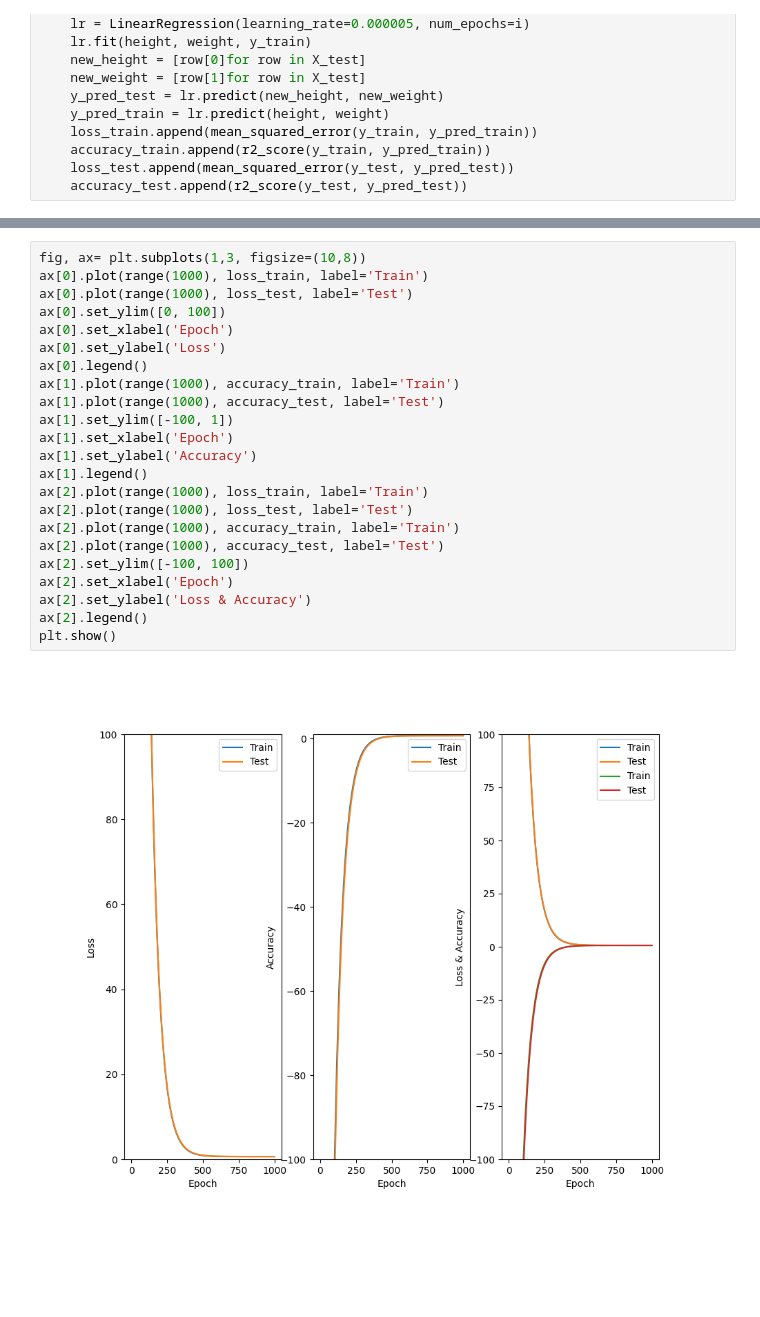
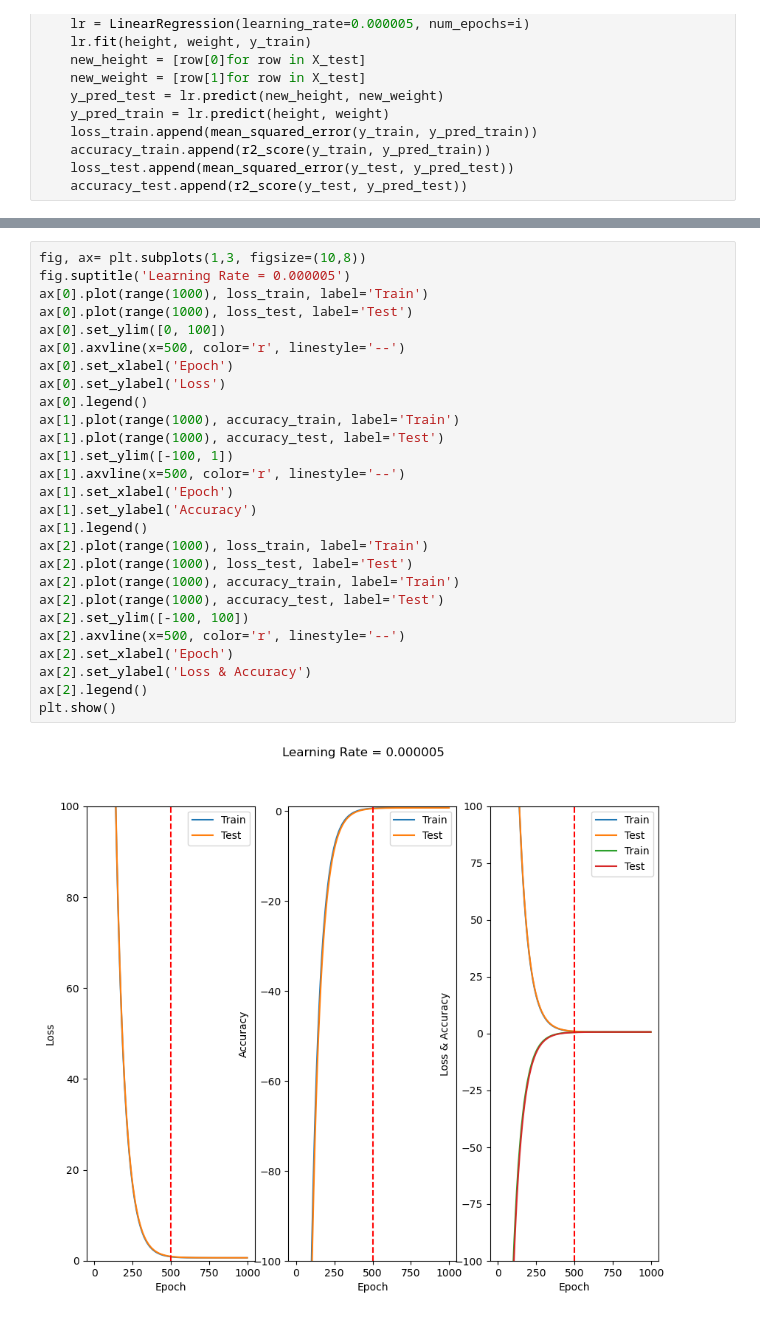
Before and after one commit to hasantann/YAP470, a Jupyter notebook: Ödev2/report.ipynb, the cells around one changed output, grey strips where cells are left out. Drawn from its saved outputs; the diff is of its cells as text; blank space fills up the shorter version.

```diff
--- a/Ödev2/report.ipynb
+++ b/Ödev2/report.ipynb
@@ -125,25 +132,29 @@ for i in range(1000):
 # %%
 fig, ax= plt.subplots(1,3, figsize=(10,8))
+fig.suptitle('Learning Rate = 0.000005')
 ax[0].plot(range(1000), loss_train, label='Train')
 ax[0].plot(range(1000), loss_test, label='Test')
 ax[0].set_ylim([0, 100])
+ax[0].axvline(x=500, color='r', linestyle='--')
 ax[0].set_xlabel('Epoch')
 ax[0].set_ylabel('Loss')
 ax[0].legend()
 ax[1].plot(range(1000), accuracy_train, label='Train')
 ax[1].plot(range(1000), accuracy_test, label='Test')
 ax[1].set_ylim([-100, 1])
+ax[1].axvline(x=500, color='r', linestyle='--')
 ax[1].set_xlabel('Epoch')
 ax[1].set_ylabel('Accuracy')
 ax[1].legend()
 ax[2].plot(range(1000), loss_train, label='Train')
 ax[2].plot(range(1000), loss_test, label='Test')
 ax[2].plot(range(1000), accuracy_train, label='Train')
 ax[2].plot(range(1000), accuracy_test, label='Test')
 ax[2].set_ylim([-100, 100])
+ax[2].axvline(x=500, color='r', linestyle='--')
 ax[2].set_xlabel('Epoch')
 ax[2].set_ylabel('Loss & Accuracy')
 ax[2].legend()
 plt.show()
 # %% [output]
-[figure, old version]
+[figure, new version]
```
Also changed, not shown: parts of 6 cells of this notebook, 1 other file.
